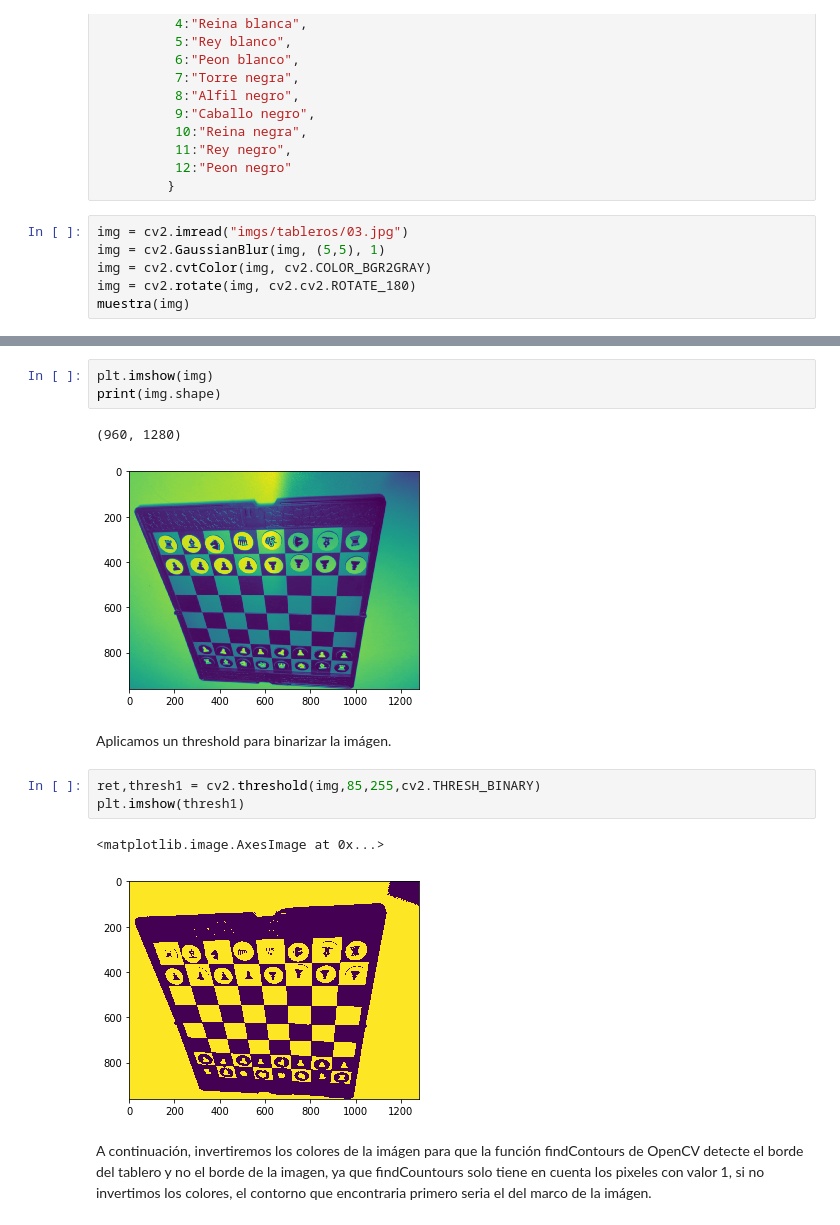
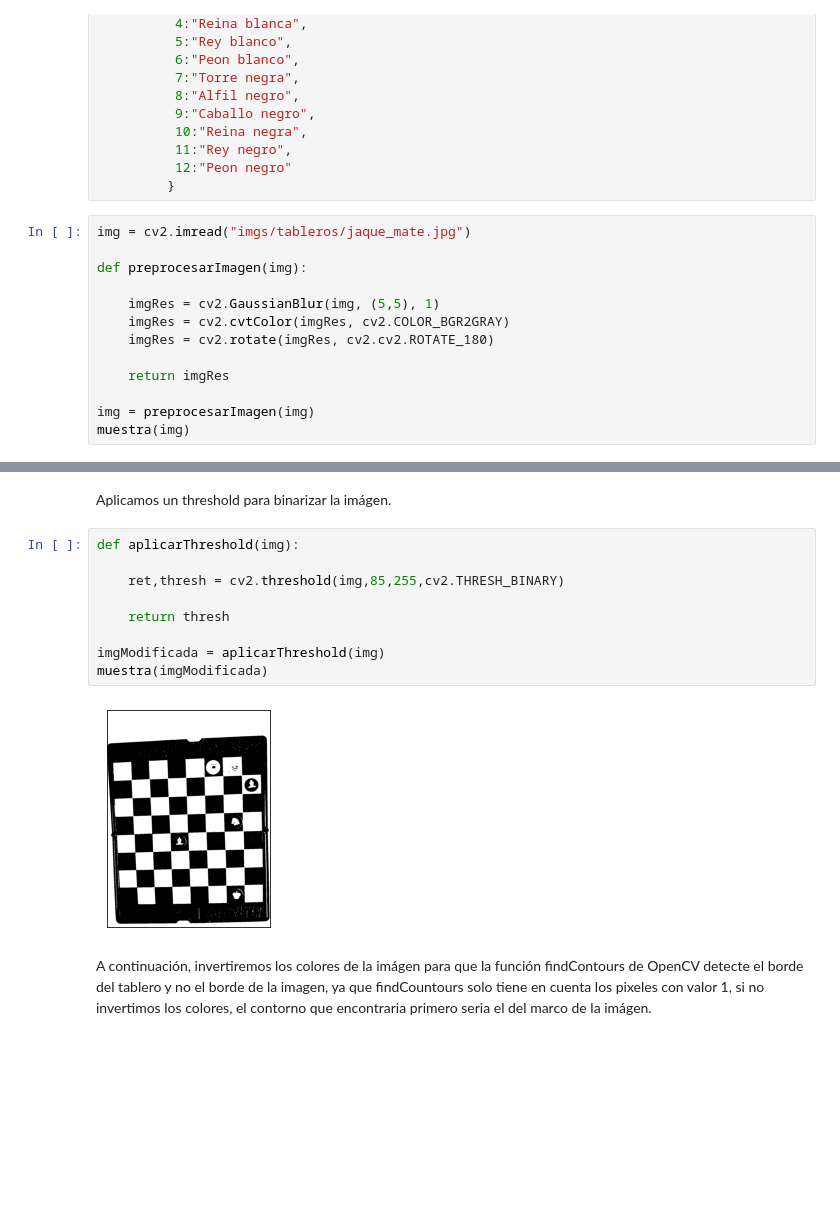
Before and after one commit to JGarruchoF/PID_Identificacion_de_fichas_tablero_ajedrez, a Jupyter notebook: AjedrezRecon.ipynb, the cells around one changed output, grey strips where cells are left out. Cells and saved outputs as stored; diff of their text form; blank space fills up the shorter version.

```diff
--- a/AjedrezRecon.ipynb
+++ b/AjedrezRecon.ipynb
@@ -48,9 +48,16 @@ clase = {0:"vacio",
           12:"Peon negro"
          }
 # %%
-img = cv2.imread("imgs/tableros/03.jpg")
-img = cv2.GaussianBlur(img, (5,5), 1)
-img = cv2.cvtColor(img, cv2.COLOR_BGR2GRAY)
-img = cv2.rotate(img, cv2.cv2.ROTATE_180)
+img = cv2.imread("imgs/tableros/jaque_mate.jpg")
+
+def preprocesarImagen(img):
+
+    imgRes = cv2.GaussianBlur(img, (5,5), 1)
+    imgRes = cv2.cvtColor(imgRes, cv2.COLOR_BGR2GRAY)
+    imgRes = cv2.rotate(imgRes, cv2.cv2.ROTATE_180)
+
+    return imgRes
+
+img = preprocesarImagen(img)
 muestra(img)
 # %% [output]
@@ -58,16 +65,15 @@ muestra(img)
-# %%
-plt.imshow(img)
-print(img.shape)
-# %% [output]
-(960, 1280)
-[figure, removed]
 # %% [markdown]
 Aplicamos un threshold para binarizar la imágen.
 # %%
-ret,thresh1 = cv2.threshold(img,85,255,cv2.THRESH_BINARY)
-plt.imshow(thresh1)
+def aplicarThreshold(img):
+
+    ret,thresh = cv2.threshold(img,85,255,cv2.THRESH_BINARY)
+
+    return thresh
+
+imgModificada = aplicarThreshold(img)
+muestra(imgModificada)
 # %% [output]
-<matplotlib.image.AxesImage at 0x...>
-[figure, old version]
+[figure, new version]
 # %% [markdown]
 A continuación, invertiremos los colores de la imágen para que la función findContours de OpenCV detecte el borde del tablero y no el borde de la imagen, ya que findCountours solo tiene en cuenta los pixeles con valor 1, si no invertimos los colores, el contorno que encontraria primero seria el del marco de la imágen.
```
Also changed, not shown: parts of 23 cells of this notebook.
